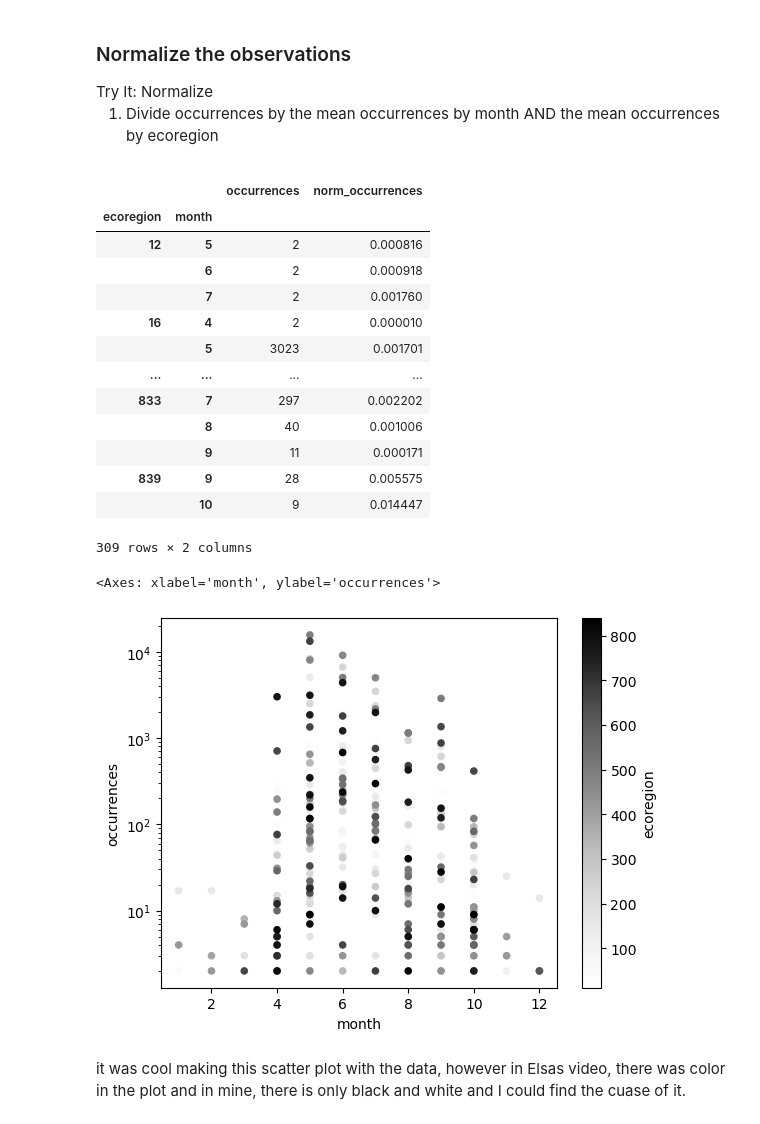
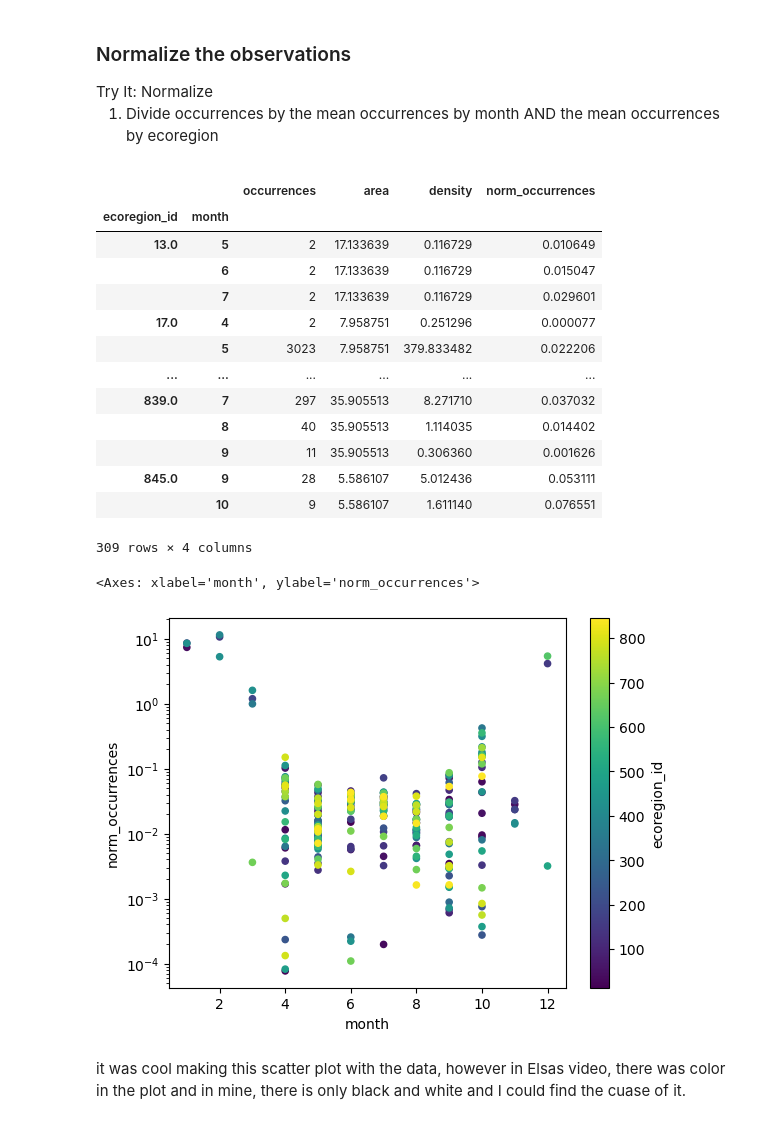
Before and after one commit to earthlab-education/02-migration-ryme1295, a Jupyter notebook: notebooks/migration-32-normalize.ipynb, the cells around one changed output. Cells and saved outputs as stored; diff of their text form; code cells hidden in the pictures.

```diff
--- a/notebooks/migration-32-normalize.ipynb
+++ b/notebooks/migration-32-normalize.ipynb
@@ -73,16 +73,16 @@ occurrence_df = (
     # Reset index
     .reset_index()
     # For each ecoregion, for each month...
-    .groupby(['OBJECTID','month'])
+    .groupby(['ecoregion_id','month'])
     # ...count the name of occurrences
     .agg
     (occurrences=('gbifID', 'count'),
-     area= ('SHAPE_AREA' ,'first'))
+     area= ('area' ,'first'))
 )
 
 # Normalize by area
 occurrence_df['density'] = (
-    occurrence_df. occurrence
+    occurrence_df.occurrences
     / occurrence_df.area
 )
 # Get rid of rare observations (possible misidentification?)
@@ -91,7 +91,7 @@ occurrence_df = occurrence_df[occurrence_df.occurrences>1]
 # Take the mean by ecoregion
 mean_occurrences_by_ecoregion = (
     occurrence_df
-    .groupby('ecoregion')
+    .groupby('ecoregion_id')
     .mean()
 )
 # Take the mean by month
@@ -132,34 +130,34 @@ occurrences by ecoregion</li>
 # Was stuck on this becuase a lack of famliarity
 # Got past it and will remember for net time
 occurrence_df['norm_occurrences'] = (
-    occurrence_df
-    /mean_occurrences_by_ecoregion
-    /mean_occurrences_by_month
+    occurrence_df[['density']]
+    /mean_occurrences_by_ecoregion[['density']]
+    /mean_occurrences_by_month[['density']]
 )
 occurrence_df
 # %% [output]
-|  |  | occurrences | norm_occurrences |
-| ecoregion | month |  |  |
-| 12 | 5 | 2 | 0.000816 |
-|  | 6 | 2 | 0.000918 |
-|  | 7 | 2 | 0.001760 |
-| 16 | 4 | 2 | 0.000010 |
-|  | 5 | 3023 | 0.001701 |
-| ... | ... | ... | ... |
-| 833 | 7 | 297 | 0.002202 |
-|  | 8 | 40 | 0.001006 |
-|  | 9 | 11 | 0.000171 |
-| 839 | 9 | 28 | 0.005575 |
-|  | 10 | 9 | 0.014447 |
+|  |  | occurrences | area | density | norm_occurrences |
+| ecoregion_id | month |  |  |  |  |
+| 13.0 | 5 | 2 | 17.133639 | 0.116729 | 0.010649 |
+|  | 6 | 2 | 17.133639 | 0.116729 | 0.015047 |
+|  | 7 | 2 | 17.133639 | 0.116729 | 0.029601 |
+| 17.0 | 4 | 2 | 7.958751 | 0.251296 | 0.000077 |
+|  | 5 | 3023 | 7.958751 | 379.833482 | 0.022206 |
+| ... | ... | ... | ... | ... | ... |
+| 839.0 | 7 | 297 | 35.905513 | 8.271710 | 0.037032 |
+|  | 8 | 40 | 35.905513 | 1.114035 | 0.014402 |
+|  | 9 | 11 | 35.905513 | 0.306360 | 0.001626 |
+| 845.0 | 9 | 28 | 5.586107 | 5.012436 | 0.053111 |
+|  | 10 | 9 | 5.586107 | 1.611140 | 0.076551 |
-309 rows × 2 columns
+309 rows × 4 columns
 # %%
 occurrence_df.reset_index().plot.scatter(
-    x='month' , y='occurrences' , c='ecoregion',
+    x='month' , y='norm_occurrences' , c='ecoregion_id',
     logy=True
 )
 # %% [output]
-<Axes: xlabel='month', ylabel='occurrences'>
+<Axes: xlabel='month', ylabel='norm_occurrences'>
-[figure, old version]
+[figure, new version]
 # %% [markdown]
 it was cool making this scatter plot with the data, however in Elsas video, there was color in the plot and in mine, there is only black and white and I could find the cuase of it.
 # %% [markdown]
```
Also changed, not shown: parts of 3 cells of this notebook, 1 other file.
